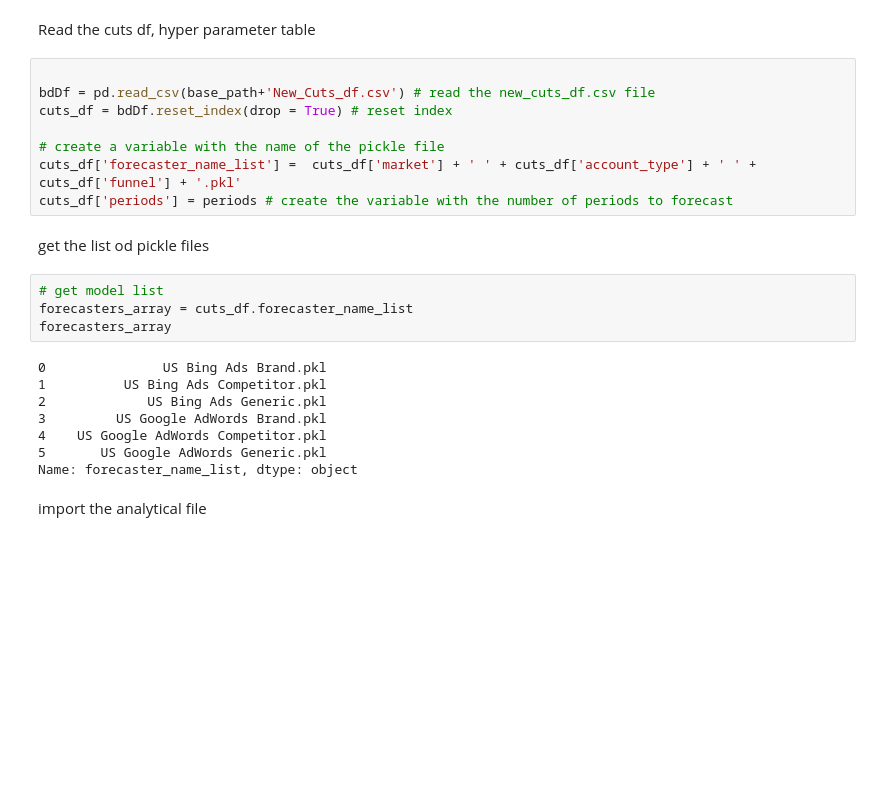
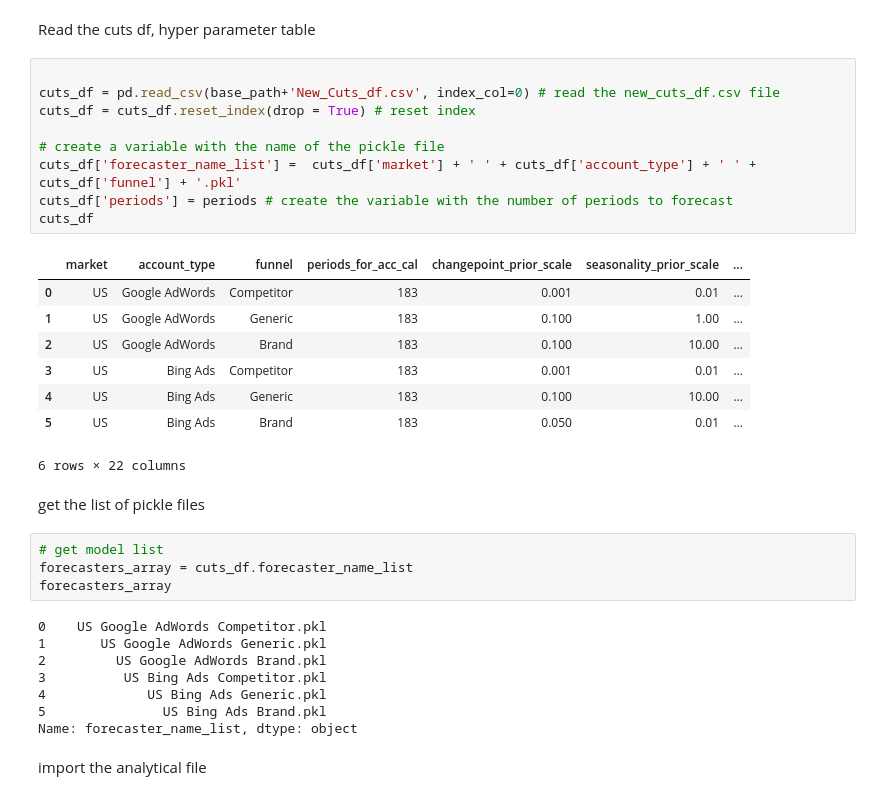
Before and after one commit to JJRinconGroupM/GroupM_US_Offshore_Hub_Savant, a Jupyter notebook: All Regions/us/June 2024 Update/US 3 PSO Optimizer-New.ipynb, the cells around one changed output. Drawn from its saved outputs; the diff is of its cells as text; blank space fills up the shorter version.

```diff
--- a/All Regions/us/June 2024 Update/US 3 PSO Optimizer-New.ipynb
+++ b/All Regions/us/June 2024 Update/US 3 PSO Optimizer-New.ipynb
@@ -54,25 +54,35 @@ save_date = config_dict['CLIENTINFO']['save_date']
 Read the cuts df, hyper parameter table
 # %%
 
-bdDf = pd.read_csv(base_path+'New_Cuts_df.csv') # read the new_cuts_df.csv file
-cuts_df = bdDf.reset_index(drop = True) # reset index
+cuts_df = pd.read_csv(base_path+'New_Cuts_df.csv', index_col=0) # read the new_cuts_df.csv file
+cuts_df = cuts_df.reset_index(drop = True) # reset index
 
 # create a variable with the name of the pickle file
 cuts_df['forecaster_name_list'] =  cuts_df['market'] + ' ' + cuts_df['account_type'] + ' ' + cuts_df['funnel'] + '.pkl'
 cuts_df['periods'] = periods # create the variable with the number of periods to forecast
+cuts_df
+# %% [output]
+|  | market | account_type | funnel | periods_for_acc_cal | changepoint_prior_scale | seasonality_prior_scale | ... |
+| 0 | US | Google AdWords | Competitor | 183 | 0.001 | 0.01 | ... |
+| 1 | US | Google AdWords | Generic | 183 | 0.100 | 1.00 | ... |
+| 2 | US | Google AdWords | Brand | 183 | 0.100 | 10.00 | ... |
+| 3 | US | Bing Ads | Competitor | 183 | 0.001 | 0.01 | ... |
+| 4 | US | Bing Ads | Generic | 183 | 0.100 | 10.00 | ... |
+| 5 | US | Bing Ads | Brand | 183 | 0.050 | 0.01 | ... |
+6 rows × 22 columns
 # %% [markdown]
-get the list od pickle files
+get the list of pickle files
 # %%
 # get model list
 forecasters_array = cuts_df.forecaster_name_list
 forecasters_array
 # %% [output]
-0               US Bing Ads Brand.pkl
-1          US Bing Ads Competitor.pkl
-2             US Bing Ads Generic.pkl
-3         US Google AdWords Brand.pkl
-4    US Google AdWords Competitor.pkl
-5       US Google AdWords Generic.pkl
+0    US Google AdWords Competitor.pkl
+1       US Google AdWords Generic.pkl
+2         US Google AdWords Brand.pkl
+3          US Bing Ads Competitor.pkl
+4             US Bing Ads Generic.pkl
+5               US Bing Ads Brand.pkl
 Name: forecaster_name_list, dtype: object
 # %% [markdown]
 import the analytical file
```
Also changed, not shown: parts of 3 cells of this notebook, 17 other files.
